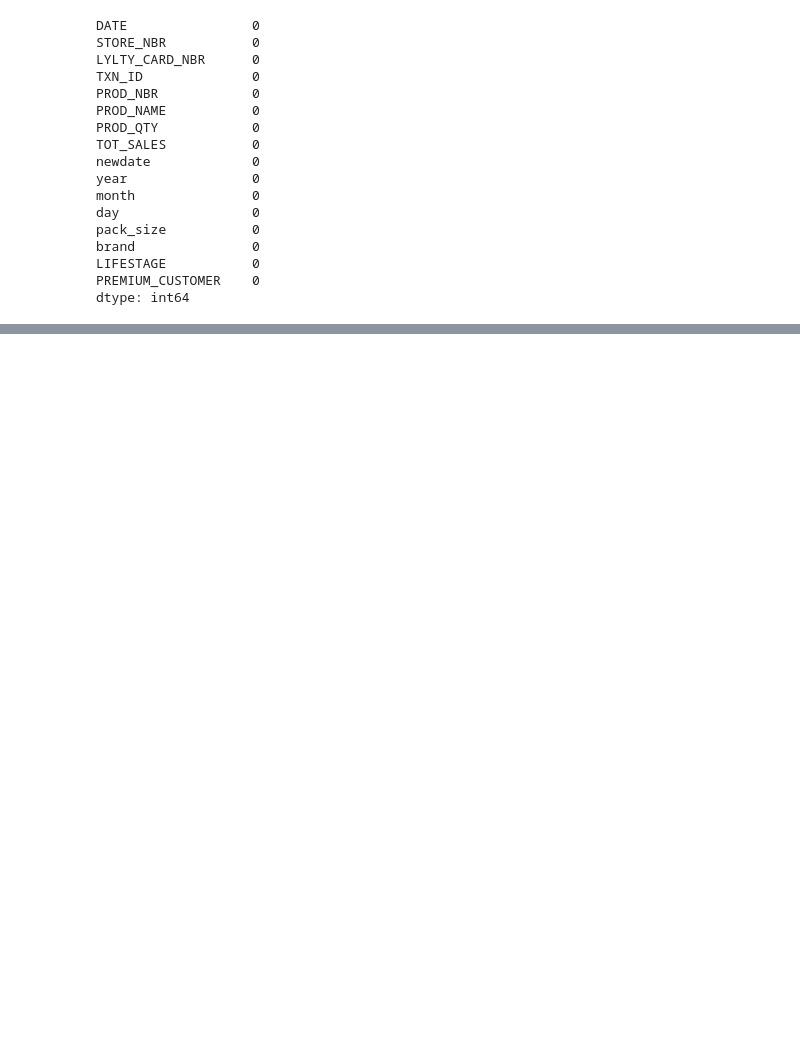
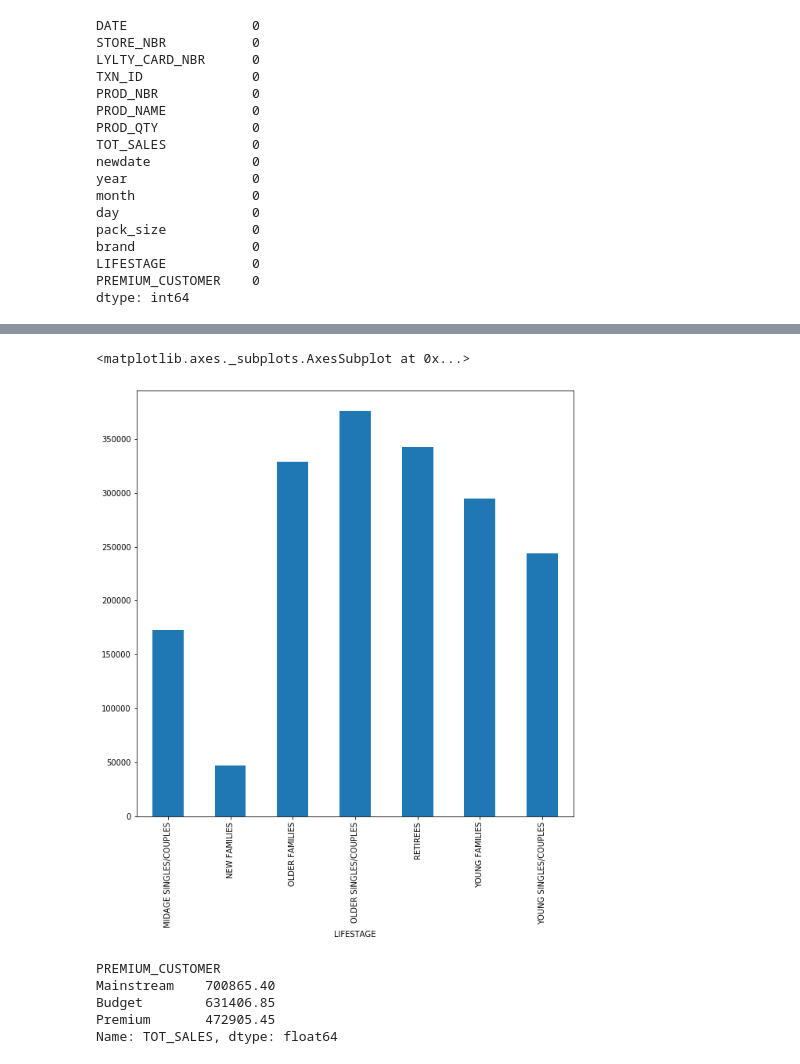
Before and after one commit to Johnson-a-hash/quantium-virtual-program, a Jupyter notebook: Quantium Virtual Internship.ipynb, the cells around one changed output, grey strips where cells are left out. Saved outputs shown, nothing was run; the diff lists cells and outputs as text; code cells hidden in the pictures; blank space fills up the shorter version.

```diff
--- a/Quantium Virtual Internship.ipynb
+++ b/Quantium Virtual Internship.ipynb
@@ -761,0 +791,15 @@ dtype: int64
+# %%
+combineData.groupby('LIFESTAGE').TOT_SALES.sum().plot(kind = 'bar', figsize = (10, 10))
+# %% [output]
+<matplotlib.axes._subplots.AxesSubplot at 0x...>
+[figure, added]
+# %%
+# Total sales by 'PREMIUM_CUSTOMER' from highest to lowest sale
+
+combineData.groupby('PREMIUM_CUSTOMER').TOT_SALES.sum().sort_values(ascending = False)
+# %% [output]
+PREMIUM_CUSTOMER
+Mainstream    700865.40
+Budget        631406.85
+Premium       472905.45
+Name: TOT_SALES, dtype: float64
```
Also changed, not shown: parts of 9 cells of this notebook.
